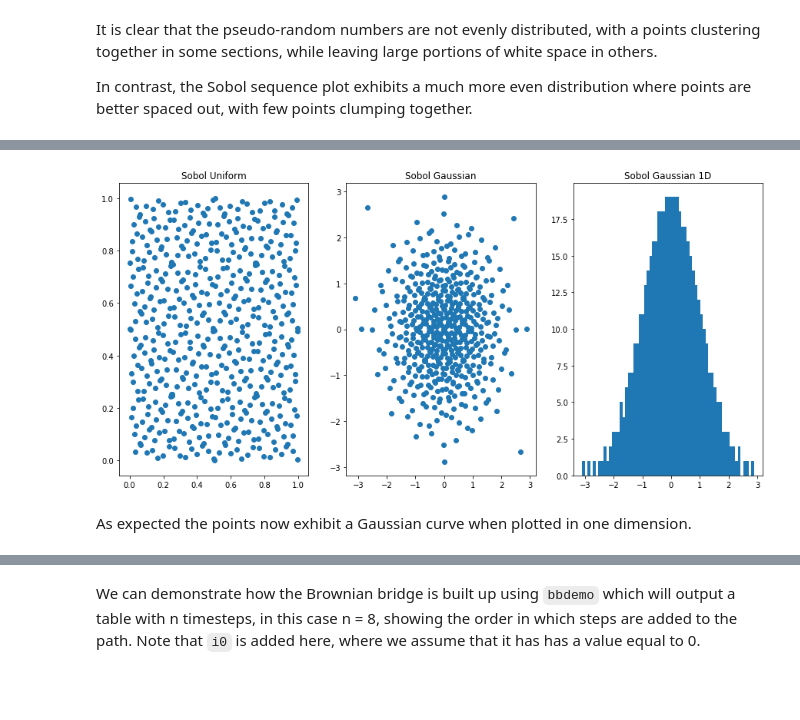
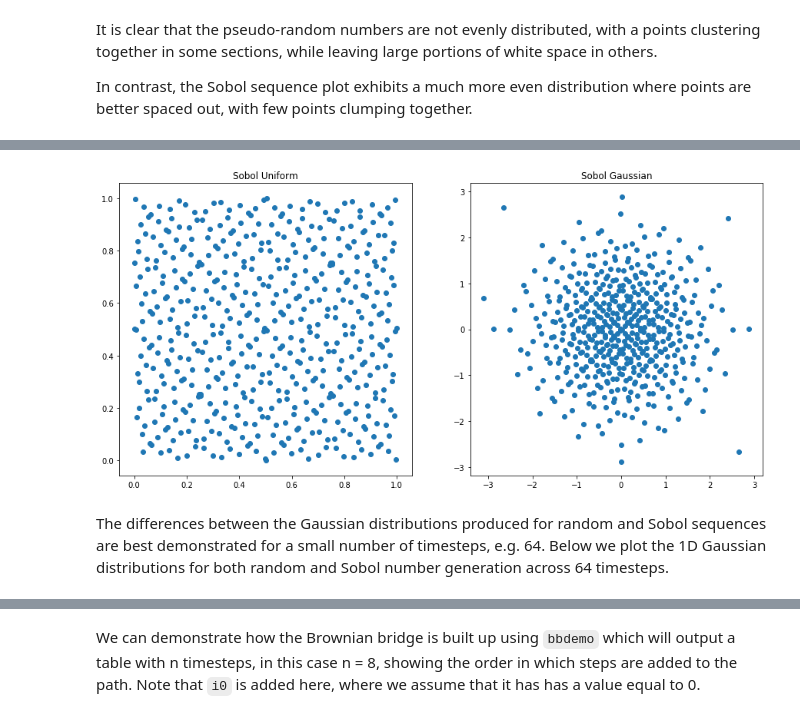
Before and after one commit to dmorgankx/optionpricing, a Jupyter notebook: notebooks/OptionPricing.ipynb, the cells around one changed output, grey strips where cells are left out. Drawn from its saved outputs; the diff is of its cells as text; code cells hidden in the pictures; blank space fills up the shorter version.

Commit message:
addition of gauss plot

```diff
--- a/notebooks/OptionPricing.ipynb
+++ b/notebooks/OptionPricing.ipynb
@@ -144,9 +147,9 @@ The generated sequences are then converted from a uniform distribution to a gaus
 
 This is demonstrated using the inverse cumulative normal function, `invcnorm`.
 # %%
-zsob:invcnorm each sob
-subplot[(sob;zsob;first zsob);("Sobol Uniform";"Sobol Gaussian";"Sobol Gaussian 1D");3;`scatter`scatter`hist]
+zsob:invcnorm each sob:last data
+subplot[(sob;zsob);("Sobol Uniform";"Sobol Gaussian");2;2#`scatter]
 # %% [output]
-[figure, old version]
+[figure, new version]
-# %% [markdown]
-As expected the points now exhibit a Gaussian curve when plotted in one dimension.
+# %% [markdown]
+The differences between the Gaussian distributions produced for random and Sobol sequences are best demonstrated for a small number of timesteps, e.g. 64. Below we plot the 1D Gaussian distributions for both random and Sobol number generation across 64 timesteps.
```
Also changed, not shown: parts of 11 cells of this notebook, 1 other file.
